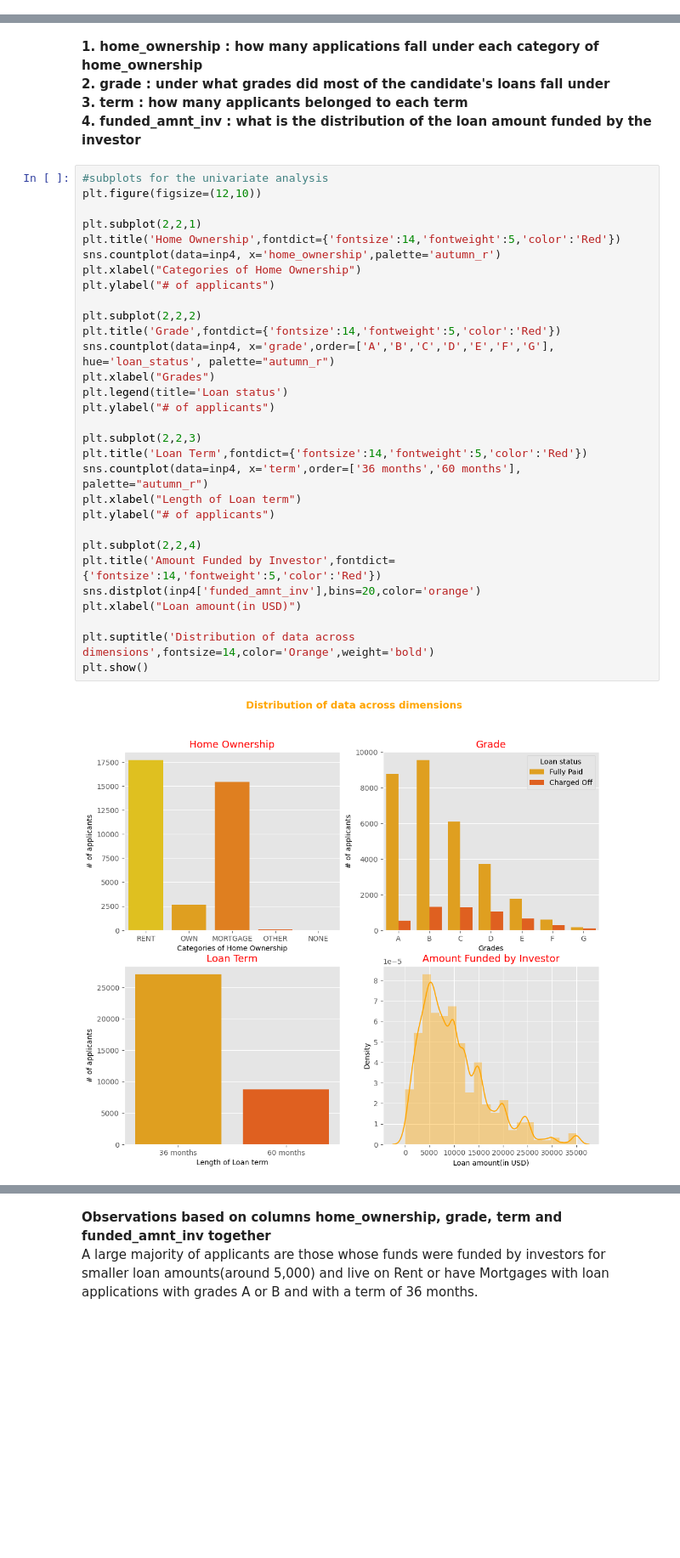
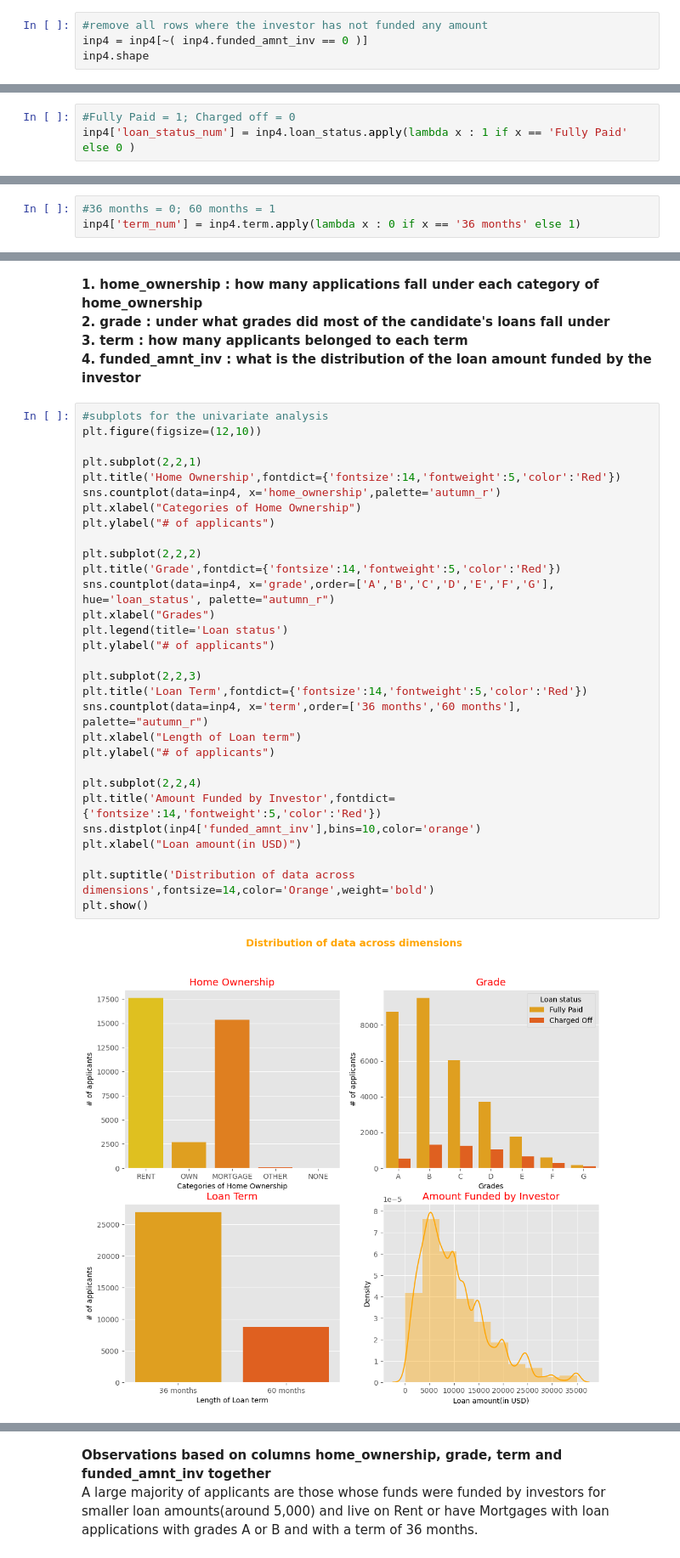
Before and after one commit to andrea-naz7/Lending_CaseStudy, a Jupyter notebook: Andrea_Shagun.ipynb, the cells around one changed output, grey strips where cells are left out. Shown at 85% size. Drawn from its saved outputs; the diff is of its cells as text; blank space fills up the shorter version.

```diff
--- a/Andrea_Shagun.ipynb
+++ b/Andrea_Shagun.ipynb
@@ -573,0 +578,4 @@ Name: emp_length, dtype: object
+# %%
+#remove all rows where the investor has not funded any amount
+inp4 = inp4[~( inp4.funded_amnt_inv == 0 )]
+inp4.shape
@@ -573,0 +586,3 @@ Name: emp_length, dtype: object
+# %%
+#Fully Paid = 1; Charged off = 0
+inp4['loan_status_num'] = inp4.loan_status.apply(lambda x : 1 if x == 'Fully Paid' else 0 )
@@ -574,3 +591,6 @@ Name: emp_length, dtype: object
+# %%
+#36 months = 0; 60 months = 1
+inp4['term_num'] = inp4.term.apply(lambda x : 0 if x == '36 months' else 1)
 # %% [markdown]
 **Observation**<br>
 Rows containing NaN values in column emp_length have been dropped since imputation is not allowed in this case study.
@@ -635,35 +655,35 @@ Analysis on:<br>
 # %%
 #subplots for the univariate analysis
 plt.figure(figsize=(12,10))
 
 plt.subplot(2,2,1)
 plt.title('Home Ownership',fontdict={'fontsize':14,'fontweight':5,'color':'Red'})
 sns.countplot(data=inp4, x='home_ownership',palette='autumn_r')
 plt.xlabel("Categories of Home Ownership")
 plt.ylabel("# of applicants")
 
 plt.subplot(2,2,2)
 plt.title('Grade',fontdict={'fontsize':14,'fontweight':5,'color':'Red'})
 sns.countplot(data=inp4, x='grade',order=['A','B','C','D','E','F','G'], hue='loan_status', palette="autumn_r")
 plt.xlabel("Grades")
 plt.legend(title='Loan status')
 plt.ylabel("# of applicants")
 
 plt.subplot(2,2,3)
 plt.title('Loan Term',fontdict={'fontsize':14,'fontweight':5,'color':'Red'})
 sns.countplot(data=inp4, x='term',order=['36 months','60 months'], palette="autumn_r")
 plt.xlabel("Length of Loan term")
 plt.ylabel("# of applicants")
 
 plt.subplot(2,2,4)
 plt.title('Amount Funded by Investor',fontdict={'fontsize':14,'fontweight':5,'color':'Red'})
-sns.distplot(inp4['funded_amnt_inv'],bins=20,color='orange')
+sns.distplot(inp4['funded_amnt_inv'],bins=10,color='orange')
 plt.xlabel("Loan amount(in USD)")
 
 plt.suptitle('Distribution of data across dimensions',fontsize=14,color='Orange',weight='bold')
 plt.show()
 # %% [output]
-[figure, old version]
+[figure, new version]
 # %% [markdown]
 **Observations on:**<br>
 **1. home_ownership**<br>
```
Also changed, not shown: parts of 47 cells of this notebook.
